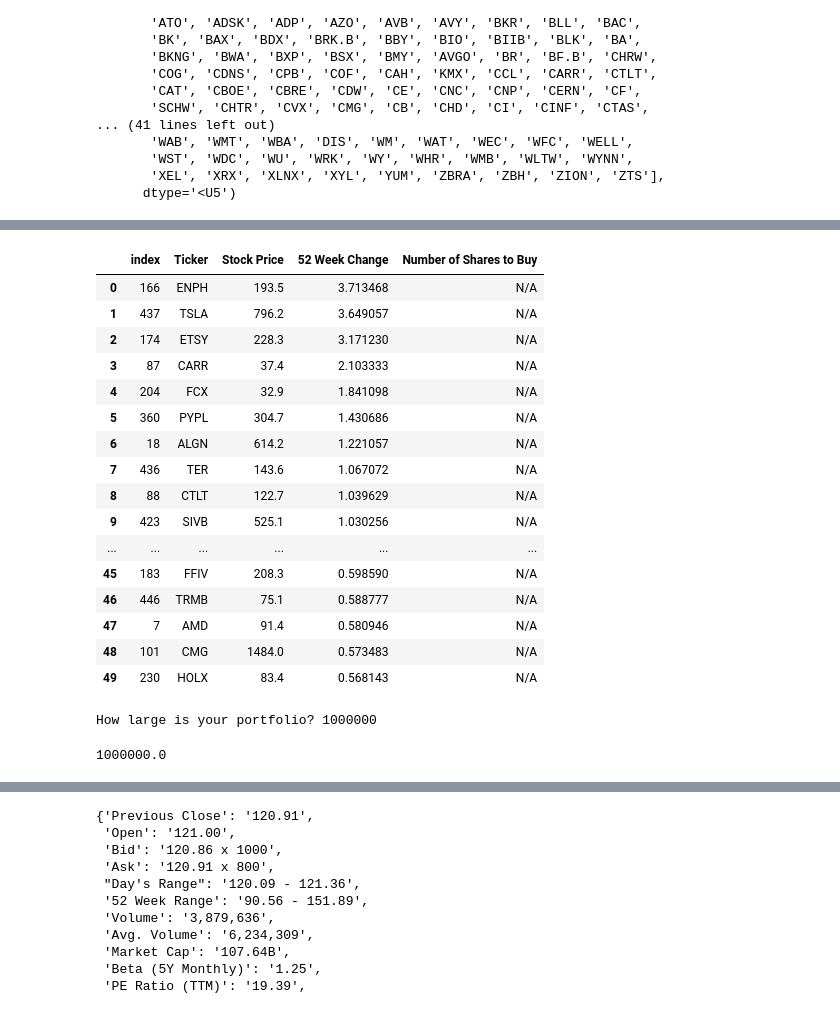
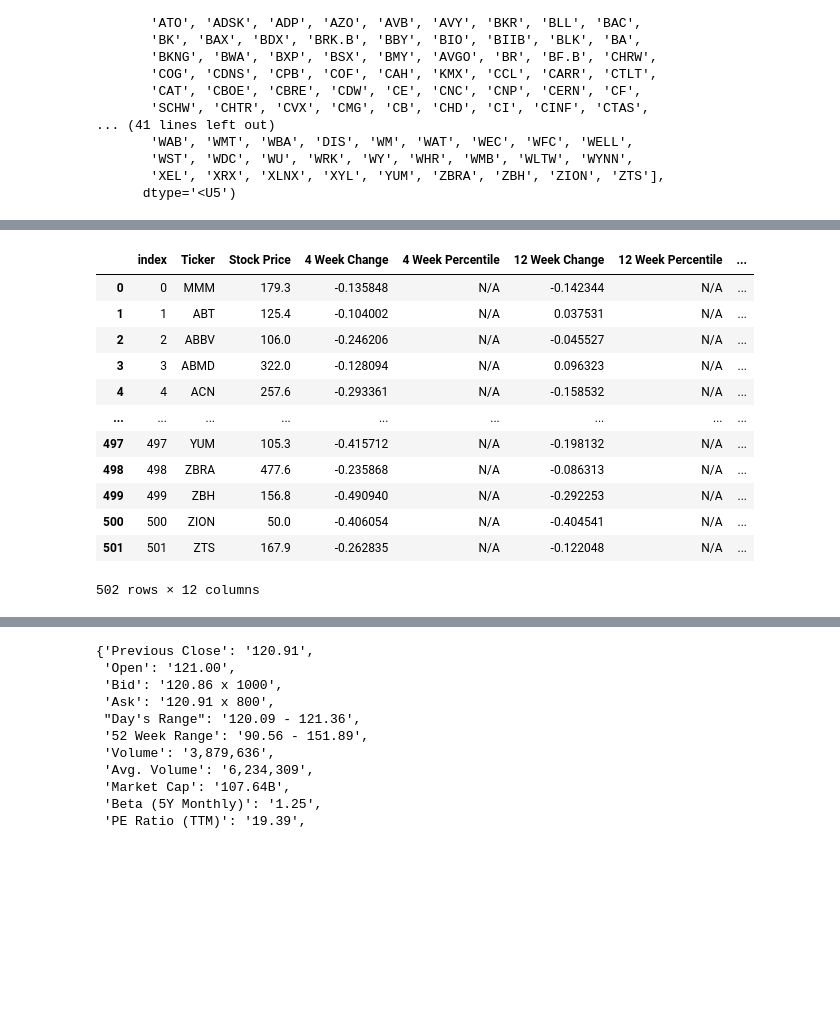
Before and after one commit to ericsturman/jupyter-finance-with-scraping, a Jupyter notebook: stock-momentum.ipynb, the cells around one changed output, grey strips where cells are left out. Drawn from its saved outputs; the diff is of its cells as text; code cells hidden in the pictures; blank space fills up the shorter version.

Commit message:
momentum

```diff
--- a/stock-momentum.ipynb
+++ b/stock-momentum.ipynb
@@ -7,9 +7,9 @@ from scipy import stats
 import json
 import math
 # %%
-symbol="IBM"
+symbol="V"
 timeInterval = "1d"
-timeRange = "10y"
+timeRange = "1y"
 # %%
 def metadata_price_action(ticker, interval, timeRange):
     stockData = requests.get(f"https://query1.finance.yahoo.com/v8/finance/chart/{ticker}?region=US&lang=en-US&includePrePost=false&interval={interval}&useYfid=true&range={timeRange}&corsDomain=finance.yahoo.com&.tsrc=finance")
@@ -109,21 +109,25 @@ array(['MMM', 'ABT', 'ABBV', 'ABMD', 'ACN', 'ATVI', 'ADBE', 'AMD', 'AAP',
        'XEL', 'XRX', 'XLNX', 'XYL', 'YUM', 'ZBRA', 'ZBH', 'ZION', 'ZTS'],
       dtype='<U5')
 # %%
-my_columns = ["Ticker", "Stock Price", "52 Week Change", "Number of Shares to Buy"]
+my_columns = ["Ticker", "Stock Price","4 Week Change", "4 Week Percentile", "12 Week Change", "12 Week Percentile", "26 Week Change", "26 Week Percentile", "52 Week Change", "52 Week Percentile", "HQM Score"]
 dataframe = pd.DataFrame(columns=my_columns)
-for sym in sp500symbols:
+for sym in sp500symbols[:]:
     if(sym.find(".") > -1):
         sym = sym.replace(".", "-")
     basic = basic_stats(sym)
     complexStats = extended_stock_stats(sym)
     previousClose = parse_value(basic["Previous Close"])
     metadataAndPrice = metadata_price_action(sym, "1d", "1y")
-    fiftyTwoWeekChange = (metadataAndPrice["price"].iloc[-1]["close"]-metadataAndPrice["price"].iloc[0]["close"])/metadataAndPrice["price"].iloc[0]["close"]
-    dataframe = dataframe.append(pd.Series([sym,previousClose,fiftyTwoWeekChange,"N/A"], index=my_columns), ignore_index=True)
-    print(sym, previousClose, fiftyTwoWeekChange)
-dataframe.sort_values("52 Week Change", ascending=False, inplace=True)
+    if(len(metadataAndPrice["price"]) >= 250):
+        fourWeekChange = (metadataAndPrice["price"].iloc[19]["close"]-metadataAndPrice["price"].iloc[0]["close"])/metadataAndPrice["price"].iloc[0]["close"]
+        twelveWeekChange = (metadataAndPrice["price"].iloc[59]["close"]-metadataAndPrice["price"].iloc[0]["close"])/metadataAndPrice["price"].iloc[0]["close"]
+        twentySixWeekChange = (metadataAndPrice["price"].iloc[129]["close"]-metadataAndPrice["price"].iloc[0]["close"])/metadataAndPrice["price"].iloc[0]["close"]
+        fiftyTwoWeekChange = (metadataAndPrice["price"].iloc[-1]["close"]-metadataAndPrice["price"].iloc[0]["close"])/metadataAndPrice["price"].iloc[0]["close"]
+        dataframe = dataframe.append(pd.Series([sym,previousClose,fourWeekChange, "N/A", twelveWeekChange, "N/A", twentySixWeekChange, "N/A", fiftyTwoWeekChange, "N/A", "N/A"], index=my_columns), ignore_index=True)
+        print(sym, previousClose, fourWeekChange, twelveWeekChange, twentySixWeekChange, fiftyTwoWeekChange)
+# dataframe.sort_values("52 Week Change", ascending=False, inplace=True)
 dataframe.reset_index(inplace=True)
-dataframe.to_csv("lastMomentumDataframe_bak.csv")
-dataframe = dataframe[:50]
+dataframe.to_csv("lastBetterMomentumDataframe_bak.csv")
+# dataframe = dataframe[:50]
 dataframe
 # %% [output]
@@ -147,18 +151,14 @@ ZTS 166.3 0.17577445926099658
-|  | index | Ticker | Stock Price | 52 Week Change | Number of Shares to Buy |
-| 0 | 166 | ENPH | 193.5 | 3.713468 | N/A |
-| 1 | 437 | TSLA | 796.2 | 3.649057 | N/A |
-| 2 | 174 | ETSY | 228.3 | 3.171230 | N/A |
-| 3 | 87 | CARR | 37.4 | 2.103333 | N/A |
-| 4 | 204 | FCX | 32.9 | 1.841098 | N/A |
-| 5 | 360 | PYPL | 304.7 | 1.430686 | N/A |
-| 6 | 18 | ALGN | 614.2 | 1.221057 | N/A |
-| 7 | 436 | TER | 143.6 | 1.067072 | N/A |
-| 8 | 88 | CTLT | 122.7 | 1.039629 | N/A |
-| 9 | 423 | SIVB | 525.1 | 1.030256 | N/A |
-| ... | ... | ... | ... | ... | ... |
-| 45 | 183 | FFIV | 208.3 | 0.598590 | N/A |
-| 46 | 446 | TRMB | 75.1 | 0.588777 | N/A |
-| 47 | 7 | AMD | 91.4 | 0.580946 | N/A |
-| 48 | 101 | CMG | 1484.0 | 0.573483 | N/A |
-| 49 | 230 | HOLX | 83.4 | 0.568143 | N/A |
+|  | index | Ticker | Stock Price | 4 Week Change | 4 Week Percentile | 12 Week Change | 12 Week Percentile | ... |
+| 0 | 0 | MMM | 179.3 | -0.135848 | N/A | -0.142344 | N/A | ... |
+| 1 | 1 | ABT | 125.4 | -0.104002 | N/A | 0.037531 | N/A | ... |
+| 2 | 2 | ABBV | 106.0 | -0.246206 | N/A | -0.045527 | N/A | ... |
+| 3 | 3 | ABMD | 322.0 | -0.128094 | N/A | 0.096323 | N/A | ... |
+| 4 | 4 | ACN | 257.6 | -0.293361 | N/A | -0.158532 | N/A | ... |
+| ... | ... | ... | ... | ... | ... | ... | ... | ... |
+| 497 | 497 | YUM | 105.3 | -0.415712 | N/A | -0.198132 | N/A | ... |
+| 498 | 498 | ZBRA | 477.6 | -0.235868 | N/A | -0.086313 | N/A | ... |
+| 499 | 499 | ZBH | 156.8 | -0.490940 | N/A | -0.292253 | N/A | ... |
+| 500 | 500 | ZION | 50.0 | -0.406054 | N/A | -0.404541 | N/A | ... |
+| 501 | 501 | ZTS | 167.9 | -0.262835 | N/A | -0.122048 | N/A | ... |
+502 rows × 12 columns
 # %%
@@ -166,9 +165,0 @@ dataframe.to_csv("lastDataframeppppppppppp.csv")
-# %%
-portfolio_size = input("How large is your portfolio?")
-# %% [output]
-How large is your portfolio? 1000000
-# %%
-portfolio_size = float(portfolio_size)
-portfolio_size
-# %% [output]
-1000000.0
```
Also changed, not shown: parts of 6 cells of this notebook, 3 other files.
